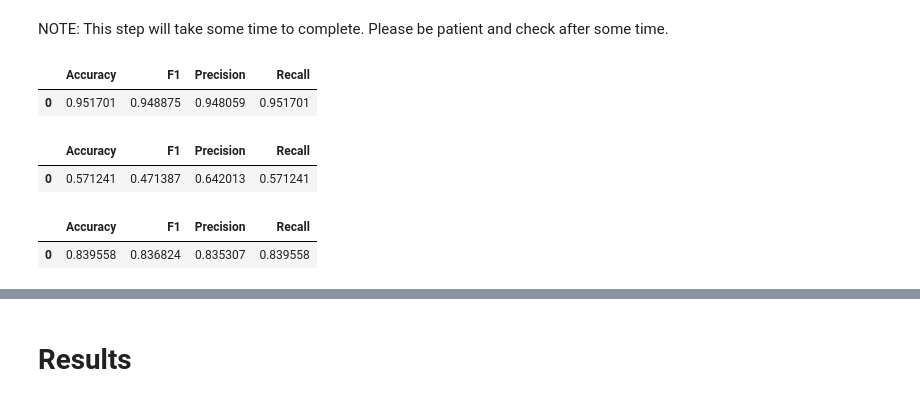
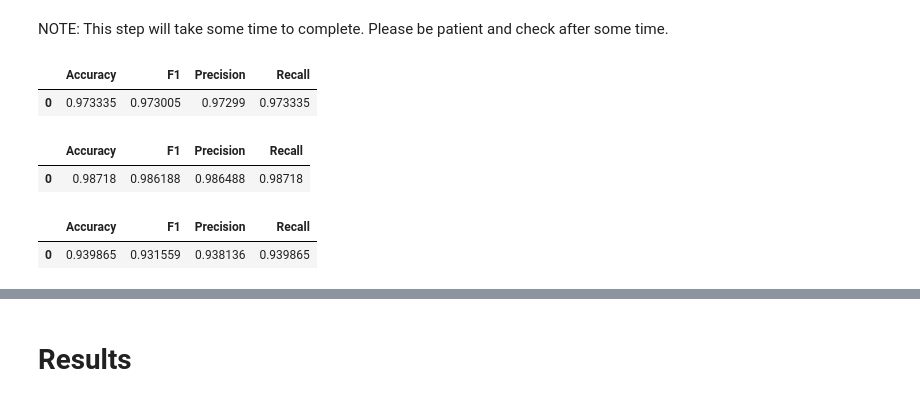
Before and after one commit to bha6kar/poker_server_gui, a Jupyter notebook: poker-hand-prediction.ipynb, the cells around one changed output, grey strips where cells are left out. Drawn from its saved outputs; the diff is of its cells as text; code cells hidden in the pictures.

```diff
--- a/poker-hand-prediction.ipynb
+++ b/poker-hand-prediction.ipynb
@@ -546,32 +528,32 @@ For parameter information please visit:
 NOTE: This step will take some time to complete. Please be patient and check after some time.
 # %%
 # TODO: Add parameters
-dt2 = DecisionTreeClassifier(min_samples_split=20, min_samples_leaf=1)
+dt2 = DecisionTreeClassifier()
 dt2.fit(X_train_pre, y_train)
 
 dt_log2 = get_model_log(dt2, X_test_pre, y_test, model_name="dt2")
 dt_log2
 # %% [output]
 |  | Accuracy | F1 | Precision | Recall |
-| 0 | 0.951701 | 0.948875 | 0.948059 | 0.951701 |
+| 0 | 0.973335 | 0.973005 | 0.97299 | 0.973335 |
 # %%
-xgb2 = XGBClassifier(learning_rate=0.3, n_estimators=1, max_depth=2)
+xgb2 = XGBClassifier()
 xgb2.fit(X_train_pre, y_train)
 
 xgb_log2 = get_model_log(xgb2, X_test_pre, y_test, model_name="xgb2")
 xgb_log2
 # %% [output]
 |  | Accuracy | F1 | Precision | Recall |
-| 0 | 0.571241 | 0.471387 | 0.642013 | 0.571241 |
+| 0 | 0.98718 | 0.986188 | 0.986488 | 0.98718 |
 # %%
-rf2 = RandomForestClassifier(n_estimators=1)
+rf2 = RandomForestClassifier()
 rf2.fit(X_train_pre, y_train)
 
 rf_log2 = get_model_log(rf2, X_test_pre, y_test, model_name="rf2")
 rf_log2
 # %% [output]
 |  | Accuracy | F1 | Precision | Recall |
-| 0 | 0.839558 | 0.836824 | 0.835307 | 0.839558 |
+| 0 | 0.939865 | 0.931559 | 0.938136 | 0.939865 |
 # %%
 # Assuming y_train and y_test are your target variables
 y_train_encoded = to_categorical(y_train)
```
Also changed, not shown: parts of 8 cells of this notebook, 17 other files.
